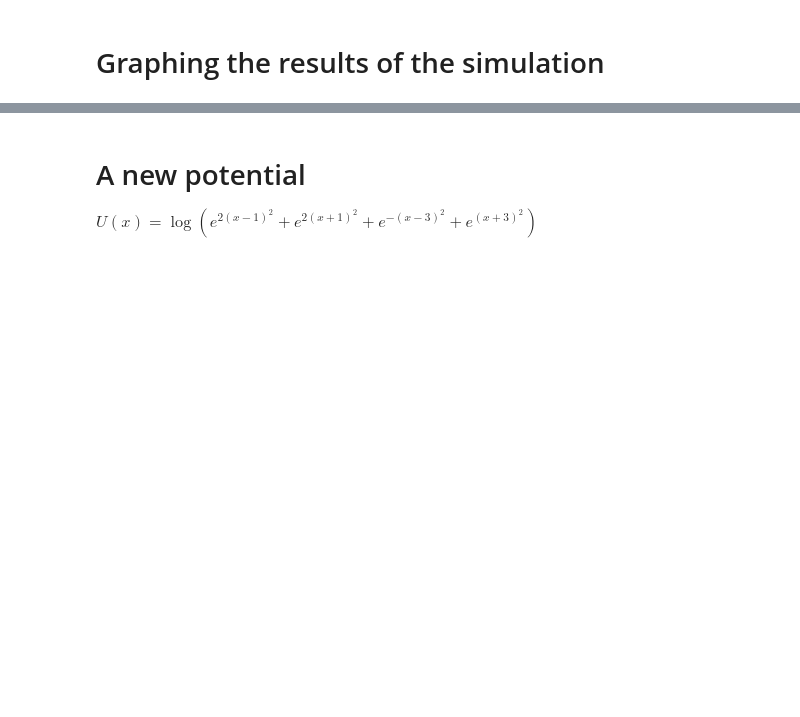
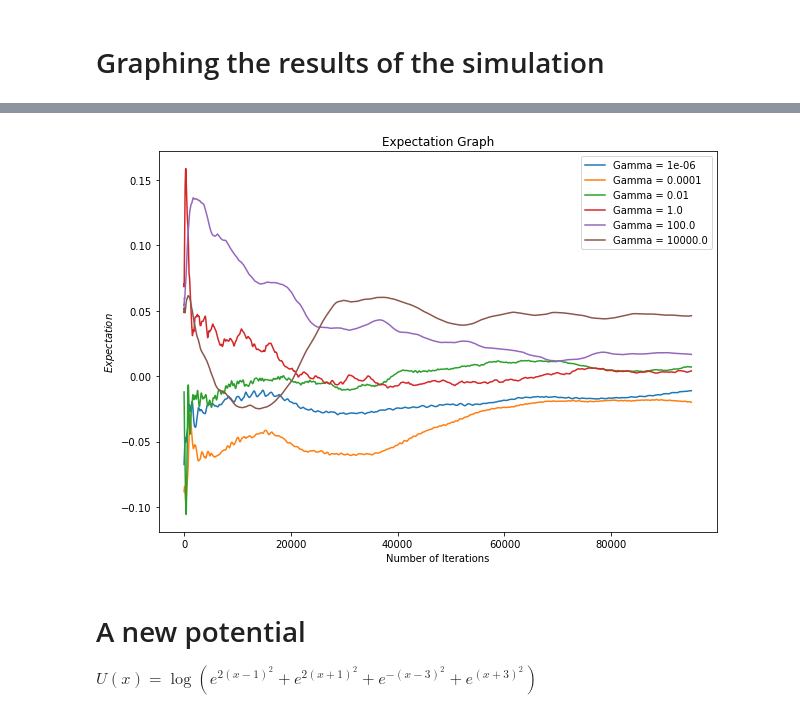
Before and after one commit to ktadgh/Langevin-Dynamics, a Jupyter notebook: OBABO.ipynb, the cells around one changed output, grey strips where cells are left out. Saved outputs shown, nothing was run; the diff lists cells and outputs as text; code cells hidden in the pictures; blank space fills up the shorter version.

```diff
--- a/OBABO.ipynb
+++ b/OBABO.ipynb
@@ -175,0 +201,6 @@ OBABO.expectation_graph(U,1000000, 0.01, 100, gammas)
+# %%
+start_time =time.time()
+OBABO.expectation_graph(U,100000, 0.01, 100, gammas)
+end_time = time.time()
+print(f"Time Elapsed: {end_time-start_time}")
+# %% [output]
@@ -176,3 +208,4 @@ OBABO.expectation_graph(U,1000000, 0.01, 100, gammas)
+[figure, added]
 # %% [markdown]
 # A new potential
 $U(x) = \log{( e^{2(x-1)^2} + e^{2(x+1)^2} + e^{-(x-3)^2} + e^{(x+3)^2})}$
```
Also changed, not shown: parts of 26 cells of this notebook.
